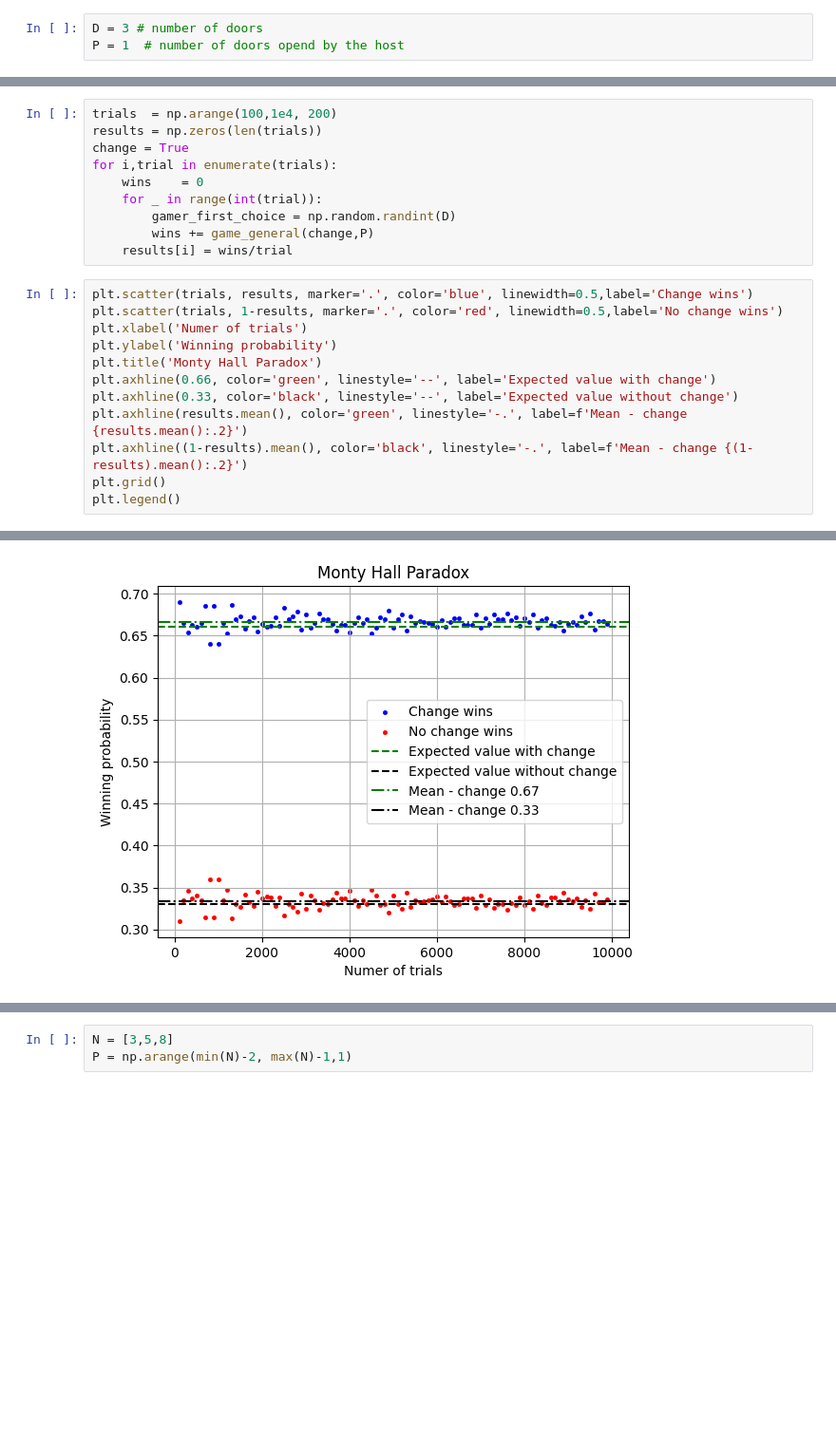
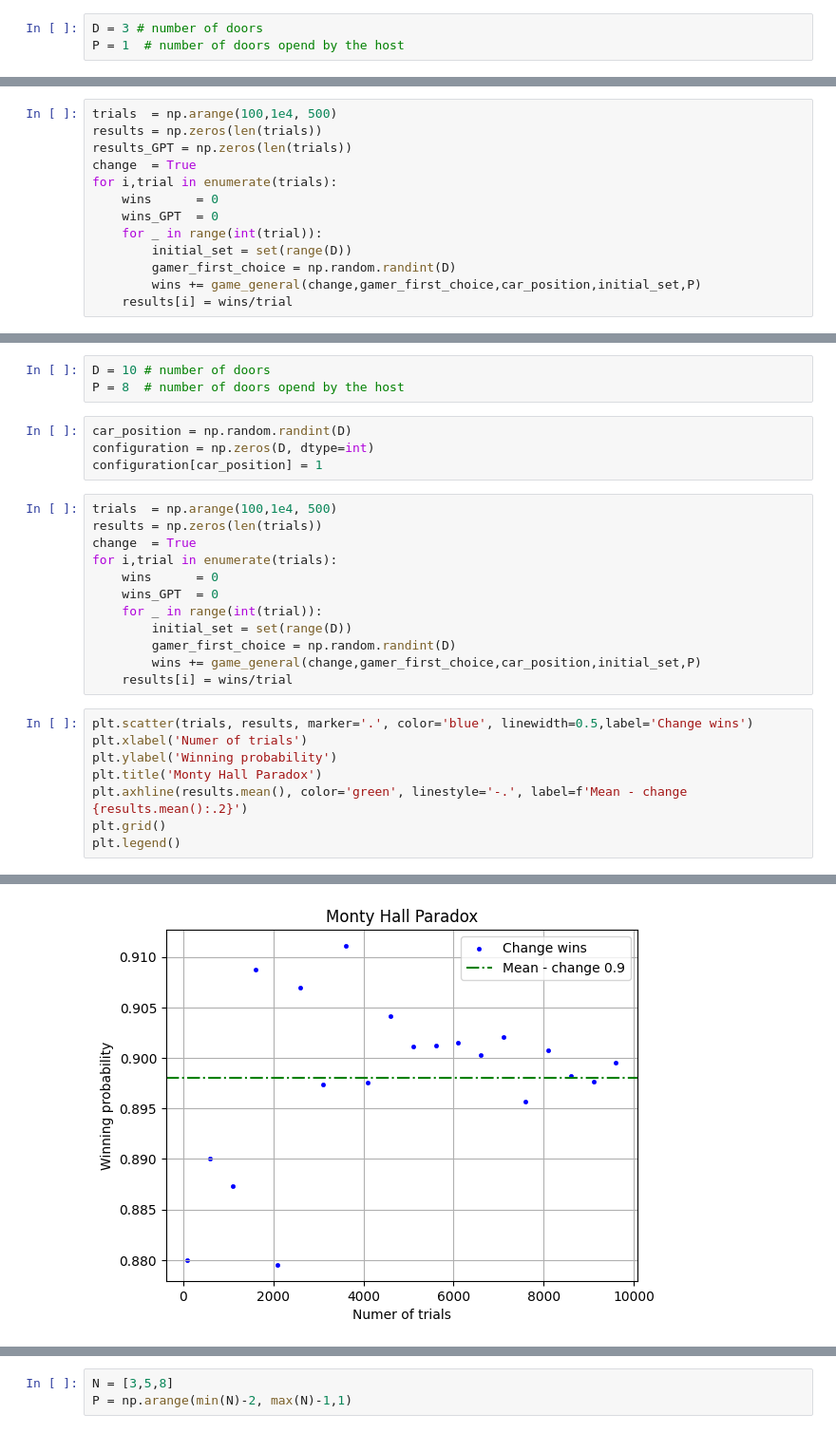
Before and after one commit to Richardforphys/AstroStatistics, a Jupyter notebook: AML/Notebooks/Beforehand/MontyHall.ipynb, the cells around one changed output, grey strips where cells are left out. Shown at 95% size. Saved outputs shown, nothing was run; the diff lists cells and outputs as text; blank space fills up the shorter version.

```diff
--- a/AML/Notebooks/Beforehand/MontyHall.ipynb
+++ b/AML/Notebooks/Beforehand/MontyHall.ipynb
@@ -103,2 +102,15 @@ car_position = np.random.randint(0,D)
 configuration = np.zeros(D, dtype=int)
 configuration[car_position] = 1
+# %%
+trials  = np.arange(100,1e4, 500)
+results = np.zeros(len(trials))
+results_GPT = np.zeros(len(trials))
+change  = True
+for i,trial in enumerate(trials):
+    wins      = 0
+    wins_GPT  = 0
+    for _ in range(int(trial)):
+        initial_set = set(range(D))
+        gamer_first_choice = np.random.randint(D)
+        wins += game_general(change,gamer_first_choice,car_position,initial_set,P)
+    results[i] = wins/trial
@@ -105,25 +132,30 @@ configuration[car_position] = 1
+# %%
+D = 10 # number of doors
+P = 8  # number of doors opend by the host
+# %%
+car_position = np.random.randint(D)
+configuration = np.zeros(D, dtype=int)
+configuration[car_position] = 1
 # %%
-trials  = np.arange(100,1e4, 200)
+trials  = np.arange(100,1e4, 500)
 results = np.zeros(len(trials))
-change = True
+change  = True
 for i,trial in enumerate(trials):
-    wins    = 0
+    wins      = 0
+    wins_GPT  = 0
     for _ in range(int(trial)):
+        initial_set = set(range(D))
         gamer_first_choice = np.random.randint(D)
-        wins += game_general(change,P)
+        wins += game_general(change,gamer_first_choice,car_position,initial_set,P)
     results[i] = wins/trial
 # %%
 plt.scatter(trials, results, marker='.', color='blue', linewidth=0.5,label='Change wins')
-plt.scatter(trials, 1-results, marker='.', color='red', linewidth=0.5,label='No change wins')
 plt.xlabel('Numer of trials')
 plt.ylabel('Winning probability')
 plt.title('Monty Hall Paradox')
-plt.axhline(0.66, color='green', linestyle='--', label='Expected value with change')
-plt.axhline(0.33, color='black', linestyle='--', label='Expected value without change')
 plt.axhline(results.mean(), color='green', linestyle='-.', label=f'Mean - change {results.mean():.2}')
-plt.axhline((1-results).mean(), color='black', linestyle='-.', label=f'Mean - change {(1-results).mean():.2}')
 plt.grid()
 plt.legend()
 # %% [output]
 <matplotlib.legend.Legend at 0x...>
-[figure, old version]
+[figure, new version]
```
Also changed, not shown: parts of 21 cells of this notebook.
